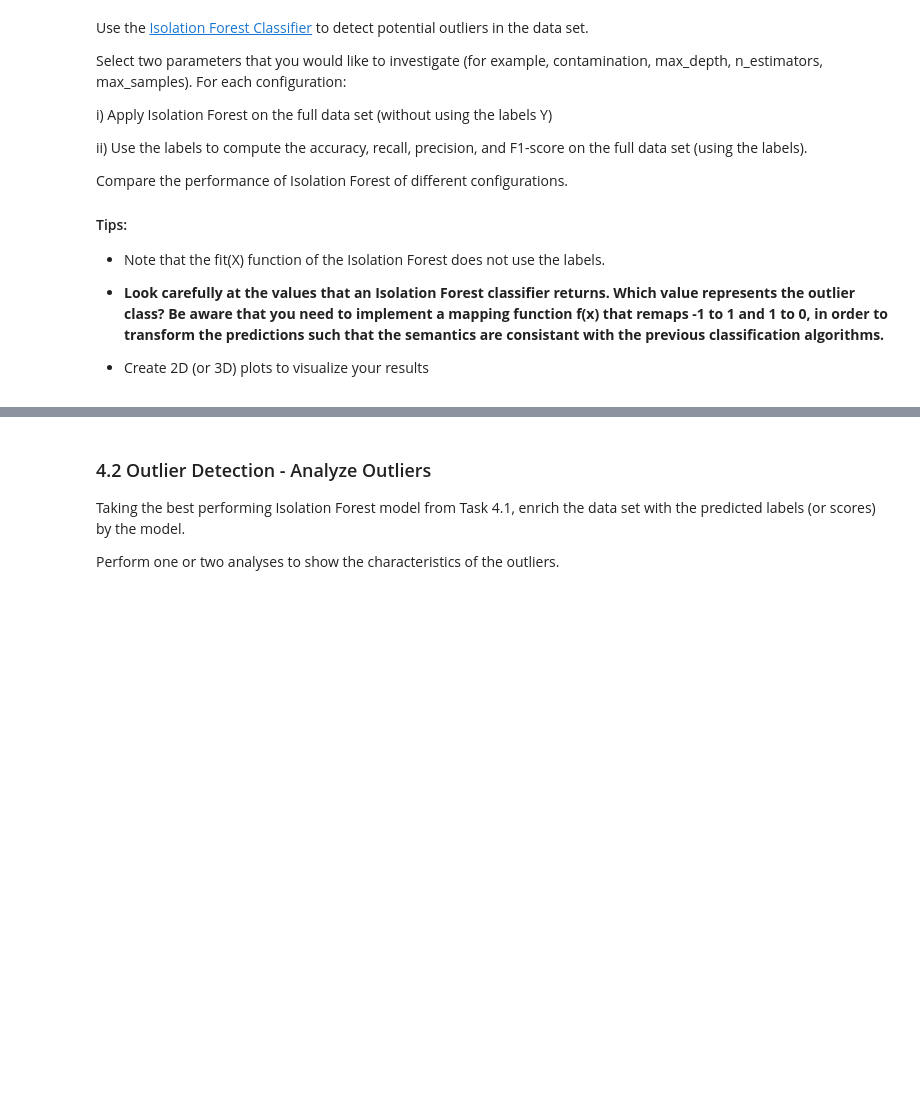
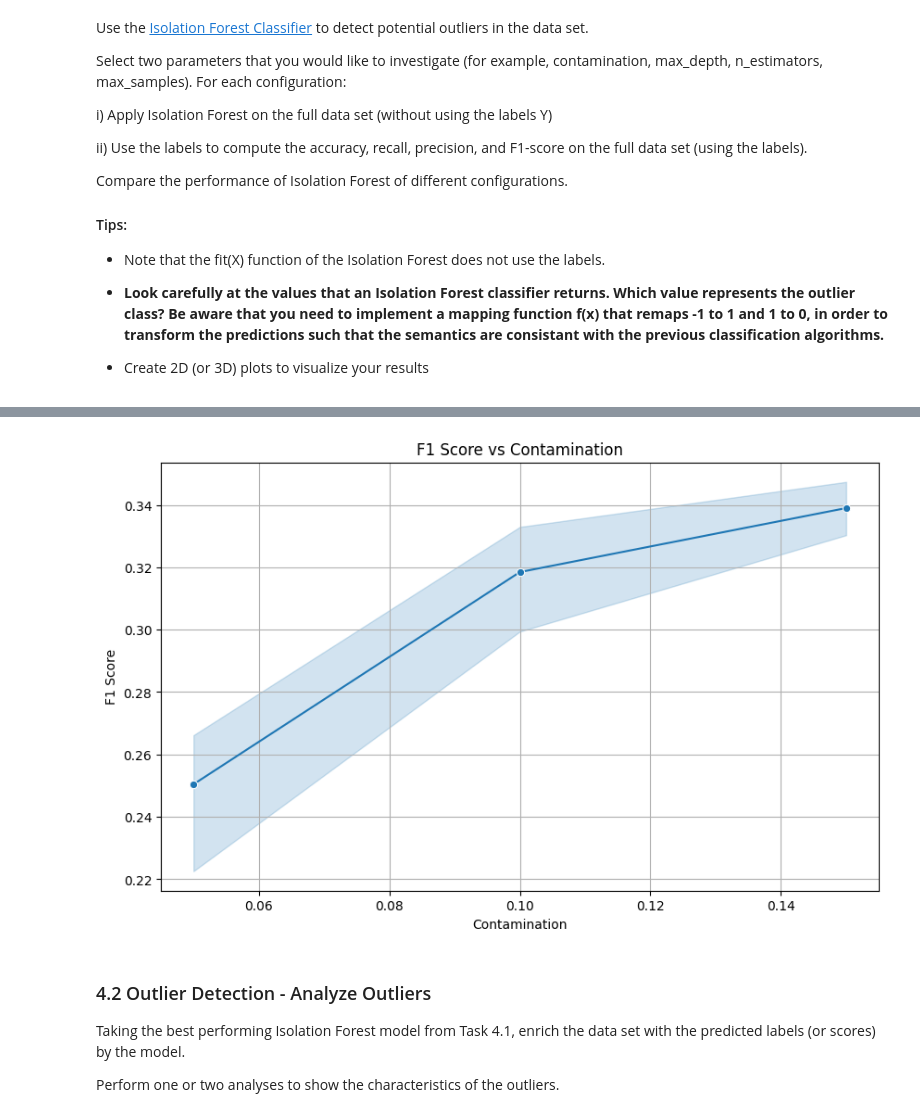
Before and after one commit to dmHarmsen/APML-Assignement-1, a Jupyter notebook: Assignment 1.ipynb, the cells around one changed output, grey strips where cells are left out. Cells and saved outputs as stored; diff of their text form; code cells hidden in the pictures; blank space fills up the shorter version.

```diff
--- a/Assignment 1.ipynb
+++ b/Assignment 1.ipynb
@@ -617,0 +806,70 @@ from sklearn.ensemble import IsolationForest
+# %%
+from sklearn.ensemble import IsolationForest
+from sklearn.model_selection import ParameterGrid
+
+# TODO: Set the search space of the parameters
+param_grid = {
+    "contamination": [0.05, 0.1, 0.15],
+    "n_estimators": [50, 100, 200]
+}
+
+# grid search over parameter combinations
+grid = ParameterGrid(param_grid)
+best_model = None
+best_score = 0
+results = []
+
+for params in grid:
+    # initializes Isolation Forest with current parameter combination
+    clf = IsolationForest(
+        contamination=params["contamination"],
+        n_estimators=params["n_estimators"],
+        random_state=42
+    )
+
+    # TODO: Apply the configured Isolation Forest model on the training set
+    clf.fit(X_train)
+    predictions = clf.predict(X_heldout)
+
+    # remaps predictions: -1 (outlier) -> 1, 1 (inlier) -> 0
+    predictions = np.where(predictions == -1, 1, 0)
+
+    # TODO: Compute the performance of the model
+    accuracy = accuracy_score(y_heldout, predictions)
+    precision = precision_score(y_heldout, predictions)
+    recall = recall_score(y_heldout, predictions)
+    f1 = f1_score(y_heldout, predictions)
+
+    # saves the results
+    results.append({
+        "params": params,
+        "accuracy": accuracy,
+        "precision": precision,
+        "recall": recall,
+        "f1_score": f1
+    })
+
+    # updates the best model if the current F1-score is higher
+    if f1 > best_score:
+        best_score = f1
+        best_model = clf
+
+# TODO: Return the optimal Isolation Forest model
+print("Best Parameters:", best_model.get_params())
+print("Best F1-Score:", best_score)
+
+# organizes results in a DataFrame for analysis
+results_df = pd.DataFrame(results)
+print(results_df)
+
+contamination_values = results_df['params'].apply(lambda x: x['contamination'])
+f1_scores = results_df['f1_score']
+
+plt.figure(figsize=(10, 6))
+sns.lineplot(x=contamination_values, y=f1_scores, marker='o')
+plt.xlabel('Contamination')
+plt.ylabel('F1 Score')
+plt.title('F1 Score vs Contamination')
+plt.grid(True)
+plt.show()
+# %% [output]
@@ -618,3 +893,4 @@ from sklearn.ensemble import IsolationForest
+[figure, added]
 # %% [markdown]
 ### 4.2 Outlier Detection - Analyze Outliers
 
```
Also changed, not shown: parts of 16 cells of this notebook.
